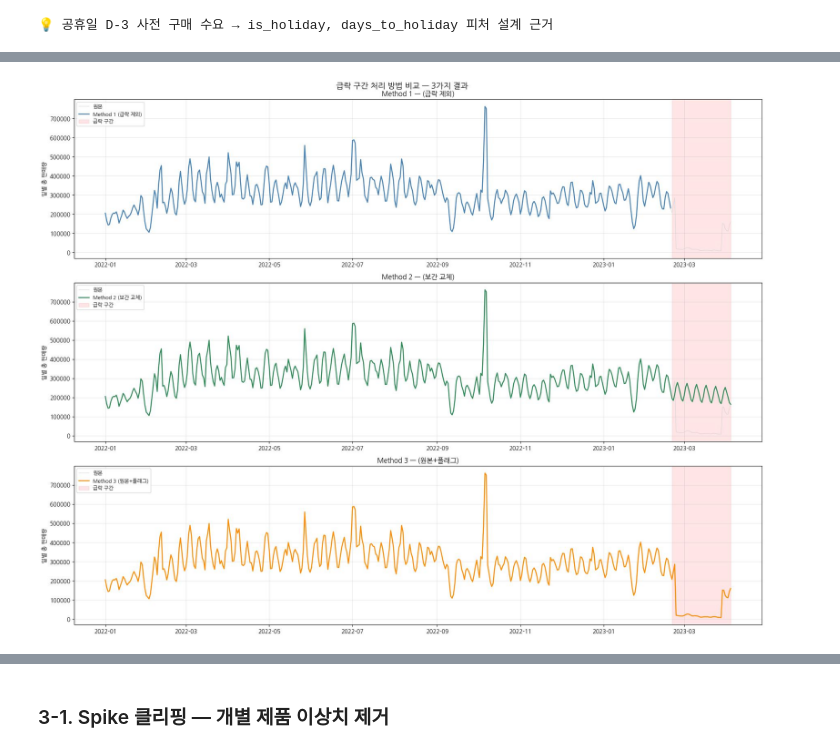
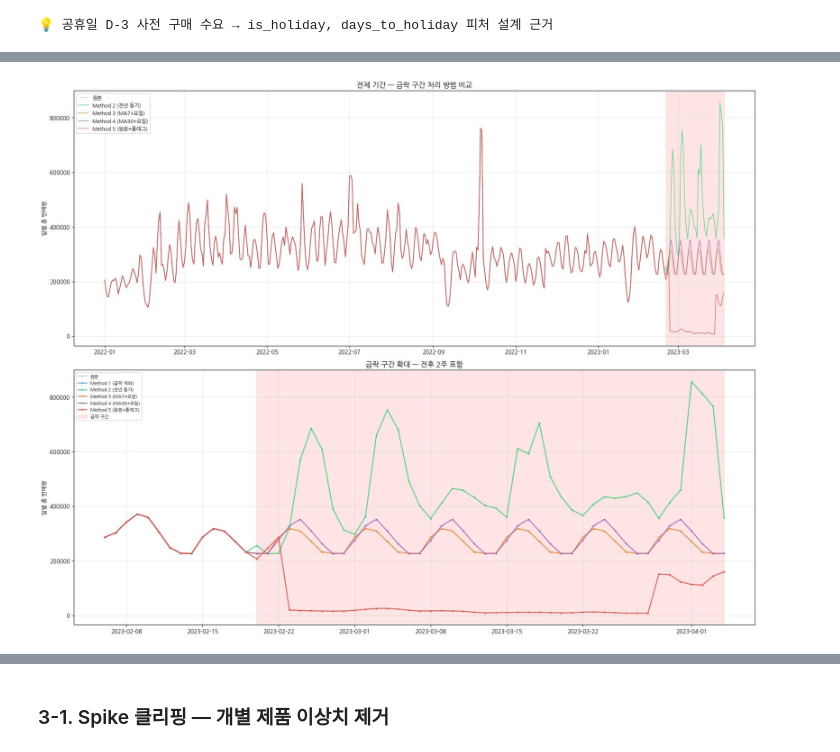
Before and after one commit to KittyNat123/Sales, a Jupyter notebook: Team/Sales_Merged_v1.ipynb, the cells around one changed output, grey strips where cells are left out. Cells and saved outputs as stored; diff of their text form; code cells hidden in the pictures.

```diff
--- a/Team/Sales_Merged_v1.ipynb
+++ b/Team/Sales_Merged_v1.ipynb
@@ -1242,36 +1582,82 @@ print(f'\n✅ Method {OUTLIER_METHOD} 적용 완료  /  학습 날짜 수: {len(
 # %%
-# ── 3가지 방법 결과 나란히 비교 시각화 ────────────────────────────────────
-# 선택 전에 세 방법의 결과가 얼마나 다른지 눈으로 확인
+# ── 5가지 방법 결과 나란히 비교 시각화 ────────────────────────────────────
+# 선택 전에 다섯 방법의 결과가 얼마나 다른지 눈으로 확인
 results = {}
 
+# Method 1: 급락 제외
 t1, dc1 = apply_method1(train, DATE_COLS, CRASH_START, CRASH_END)
 d1 = t1[dc1].sum(axis=0); d1.index = pd.to_datetime(dc1)
-results['Method 1\n(급락 제외)'] = (d1, 'steelblue')
+results['Method 1 (급락 제외)'] = (d1, '#3498db')
 
+# Method 2: 전년 동기 복원 (성장률 cap 적용됨)
 t2, dc2 = apply_method2(train, DATE_COLS, CRASH_START, CRASH_END)
 d2 = t2[dc2].sum(axis=0); d2.index = pd.to_datetime(dc2)
-results['Method 2\n(보간 교체)'] = (d2, 'seagreen')
+results['Method 2 (전년 동기)'] = (d2, '#2ecc71')
 
-t3, dc3, _ = apply_method3(train, DATE_COLS, CRASH_START, CRASH_END)
+# Method 3: 이동평균 7일 + 요일 보정
+t3, dc3 = apply_method3(train, DATE_COLS, CRASH_START, CRASH_END)
 d3 = t3[dc3].sum(axis=0); d3.index = pd.to_datetime(dc3)
-results['Method 3\n(원본+플래그)'] = (d3, 'darkorange')
+results['Method 3 (MA7+요일)'] = (d3, '#e67e22')
 
-fig, axes = plt.subplots(3, 1, figsize=(18, 14))
-fig.suptitle('급락 구간 처리 방법 비교 — 3가지 결과', fontsize=14, fontweight='bold')
+# Method 4: 이동평균 30일 + 요일 보정
+t4, dc4 = apply_method4(train, DATE_COLS, CRASH_START, CRASH_END)
+d4 = t4[dc4].sum(axis=0); d4.index = pd.to_datetime(dc4)
+results['Method 4 (MA30+요일)'] = (d4, '#9b59b6')
 
-for ax, (label, (series, color)) in zip(axes, results.items()):
-    ax.plot(daily_total.index, daily_total.values, color='lightgray', lw=1,
-            label='원본', alpha=0.7)
-    ax.plot(series.index, series.values, color=color, lw=1.8,
-            label=label.replace('\n', ' '))
-    ax.axvspan(CRASH_START, CRASH_END, alpha=0.1, color='red', label='급락 구간')
-    ax.set_title(label.replace('\n', ' — '), fontsize=12)
-    ax.legend(loc='upper left', fontsize=9)
-    ax.grid(alpha=0.3)
-    ax.set_ylabel('일별 총 판매량')
+# Method 5: 원본 유지 + 플래그
+t5, dc5, _ = apply_method5(train, DATE_COLS, CRASH_START, CRASH_END)
+d5 = t5[dc5].sum(axis=0); d5.index = pd.to_datetime(dc5)
+results['Method 5 (원본+플래그)'] = (d5, '#e74c3c')
+
+# ── 그래프 2개: 전체 기간 + 급락 구간 확대 ─────────────────────────────
+fig, axes = plt.subplots(2, 1, figsize=(18, 14))
+
+# 위: 전체 기간 (Method 1은 날짜가 빠져서 전체 비교에서 제외)
+ax = axes[0]
+ax.plot(daily_total.index, daily_total.values, color='lightgray', lw=1.2, label='원본', alpha=0.8)
+for label, (series, color) in results.items():
+    if 'Method 1' not in label:
+        ax.plot(series.index, series.values, color=color, lw=1.2, alpha=0.7, label=label)
+ax.axvspan(CRASH_START, CRASH_END, alpha=0.1, color='red')
+ax.set_title('전체 기간 — 급락 구간 처리 방법 비교', fontsize=13, fontweight='bold')
+ax.legend(loc='upper left', fontsize=9)
+ax.grid(alpha=0.3)
+ax.set_ylabel('일별 총 판매량')
+
+# 아래: 급락 구간 전후 확대 (전후 2주 포함)
+ax = axes[1]
+zoom_start = CRASH_START - pd.Timedelta(days=14)
+zoom_end   = CRASH_END   + pd.Timedelta(days=14)
+mask_orig  = (daily_total.index >= zoom_start) & (daily_total.index <= zoom_end)
+ax.plot(daily_total.index[mask_orig], daily_total.values[mask_orig],
+        color='lightgray', lw=2, label='원본', alpha=0.8, marker='o', markersize=3)
+for label, (series, color) in results.items():
+    mask = (series.index >= zoom_start) & (series.index <= zoom_end)
+    ax.plot(series.index[mask], series.values[mask],
+            color=color, lw=1.8, alpha=0.8, label=label, marker='o', markersize=2)
+ax.axvspan(CRASH_START, CRASH_END, alpha=0.1, color='red', label='급락 구간')
+ax.set_title('급락 구간 확대 — 전후 2주 포함', fontsize=13, fontweight='bold')
+ax.legend(loc='upper left', fontsize=8)
+ax.grid(alpha=0.3)
+ax.set_ylabel('일별 총 판매량')
 
 plt.tight_layout()
 plt.show()
-print(f'\n→ 현재 선택: Method {OUTLIER_METHOD} (위 셀 OUTLIER_METHOD 변수에서 변경 가능)')
+
+# ── 급락 구간 내 수치 비교 ────────────────────────────────────────────────
+print()
+print('=' * 65)
+print('📊 급락 구간 내 일평균 판매량 비교')
+print('=' * 65)
+print(f'  {"원본":<25s}: {daily_total[crash_mask].mean():>12,.0f}')
+for label, (series, color) in results.items():
+    crash_vals = series[(series.index >= CRASH_START) & (series.index <= CRASH_END)]
+    if len(crash_vals) > 0:
+        print(f'  {label:<25s}: {crash_vals.mean():>12,.0f}')
+    else:
+        print(f'  {label:<25s}: (해당 구간 제외됨)')
+print(f'  {"정상 구간 평균":<25s}: {normal_avg:>12,.0f}')
+print()
+print('→ 위 그래프와 수치를 비교한 뒤, 아래 셀에서 OUTLIER_METHOD 값을 선택하세요.')
 # %% [output]
 [Method 1] 제외 날짜: 44일 → 잔여 학습일: 415일
@@ -1280 +1671 @@ print(f'\n→ 현재 선택: Method {OUTLIER_METHOD} (위 셀 OUTLIER_METHOD 변
-[figure, old version]
+[figure, new version]
```
Also changed, not shown: parts of 61 cells of this notebook.
